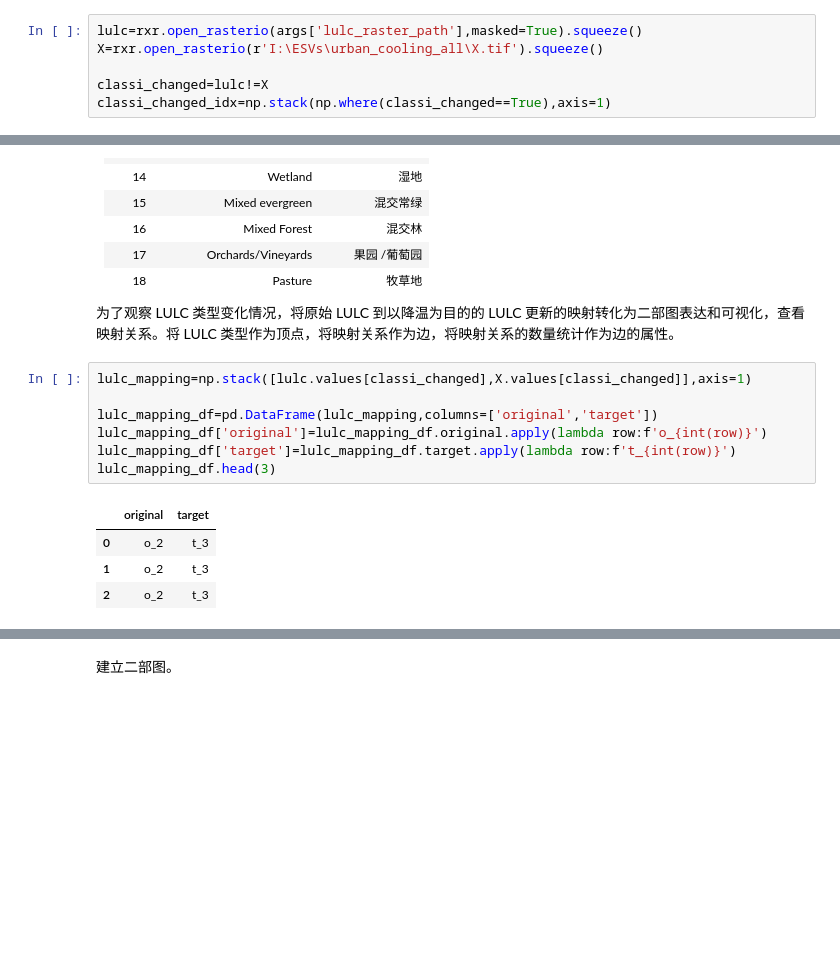
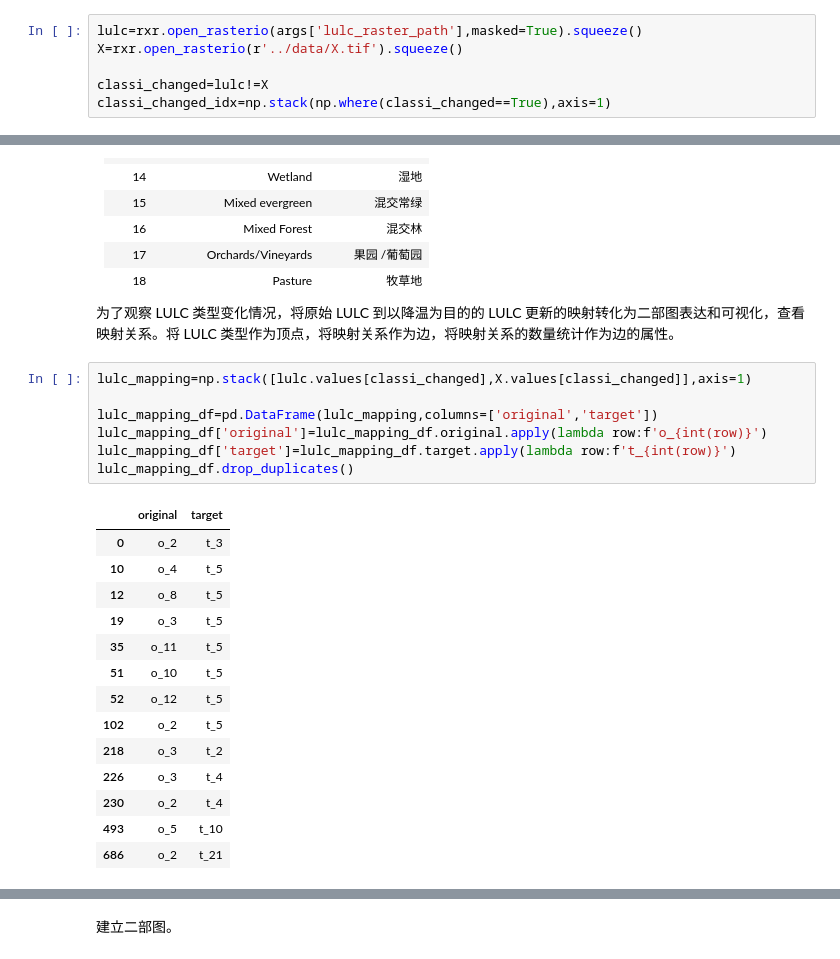
Before and after one commit to richieBao/USDA_special_study, a Jupyter notebook: code/3.5-推理学习_D_马尔可夫随机场.ipynb, the cells around one changed output, grey strips where cells are left out. Saved outputs shown, nothing was run; the diff lists cells and outputs as text; blank space fills up the shorter version.

```diff
--- a/code/3.5-推理学习_D_马尔可夫随机场.ipynb
+++ b/code/3.5-推理学习_D_马尔可夫随机场.ipynb
@@ -701,7 +708,7 @@ muc=usda_pgm.MRF_urban_cooling(args,usda_esv.Urban_cooling,alpha=1,beta=1)
 打印原始和更新后的 LULC 地图，并分别用`.`和`x`标识对降温有作用的栅格单元。从结果可以观察到，通常栅格单元转化为邻近栅格单元所属的土地利用类型，满足边位势配置的目的；且平均温度的下降说明，结果满足顶点位势配置的目的。
 # %%
 lulc=rxr.open_rasterio(args['lulc_raster_path'],masked=True).squeeze()
-X=rxr.open_rasterio(r'I:\ESVs\urban_cooling_all\X.tif').squeeze()
+X=rxr.open_rasterio(r'../data/X.tif').squeeze()
 
 classi_changed=lulc!=X
 classi_changed_idx=np.stack(np.where(classi_changed==True),axis=1)
@@ -747,13 +754,23 @@ LULC 数据可以从[美国国家航空航天局（NASA）](https://lpdaac.usgs.
 # %%
 lulc_mapping=np.stack([lulc.values[classi_changed],X.values[classi_changed]],axis=1)
 
 lulc_mapping_df=pd.DataFrame(lulc_mapping,columns=['original','target'])
 lulc_mapping_df['original']=lulc_mapping_df.original.apply(lambda row:f'o_{int(row)}')
 lulc_mapping_df['target']=lulc_mapping_df.target.apply(lambda row:f't_{int(row)}')
-lulc_mapping_df.head(3)
+lulc_mapping_df.drop_duplicates()
 # %% [output]
 |  | original | target |
 | 0 | o_2 | t_3 |
-| 1 | o_2 | t_3 |
-| 2 | o_2 | t_3 |
+| 10 | o_4 | t_5 |
+| 12 | o_8 | t_5 |
+| 19 | o_3 | t_5 |
+| 35 | o_11 | t_5 |
+| 51 | o_10 | t_5 |
+| 52 | o_12 | t_5 |
+| 102 | o_2 | t_5 |
+| 218 | o_3 | t_2 |
+| 226 | o_3 | t_4 |
+| 230 | o_2 | t_4 |
+| 493 | o_5 | t_10 |
+| 686 | o_2 | t_21 |
 # %% [markdown]
```
Also changed, not shown: parts of 9 cells of this notebook, 38 other files.
